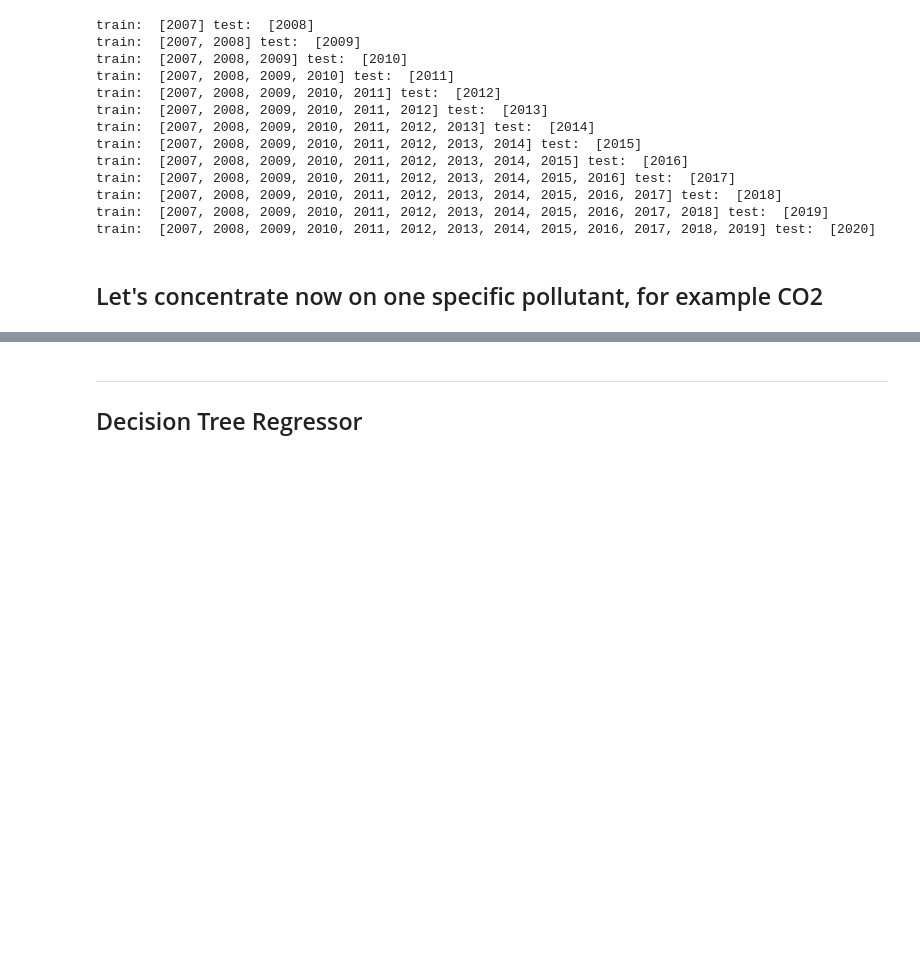
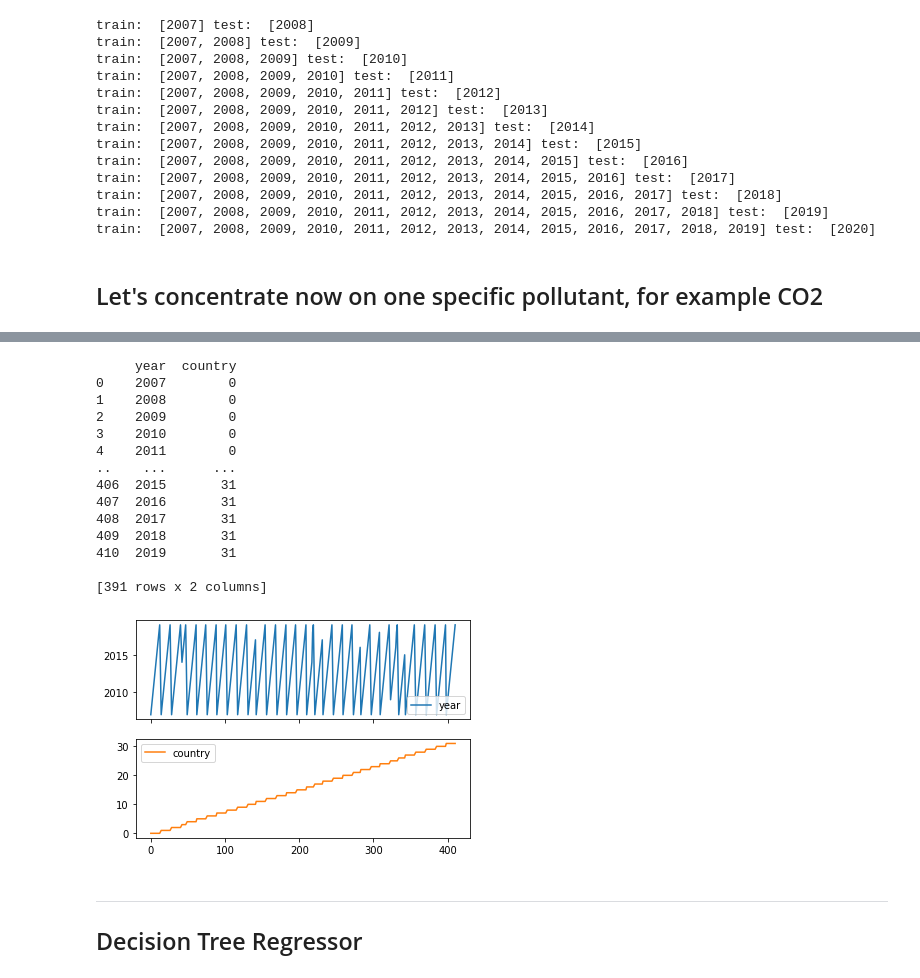
Before and after one commit to taredalen/AirPollutionPrediction, a Jupyter notebook: prediction/F1Prediction.ipynb, the cells around one changed output, grey strips where cells are left out. Drawn from its saved outputs; the diff is of its cells as text; code cells hidden in the pictures; blank space fills up the shorter version.

```diff
--- a/prediction/F1Prediction.ipynb
+++ b/prediction/F1Prediction.ipynb
@@ -225,3 +235,21 @@ X_standard = StandardScaler().fit_transform(X_train, X_test)
+# %%
+X_train.plot(subplots=True)
+# %% [output]
+     year  country
+0    2007        0
+1    2008        0
+2    2009        0
+3    2010        0
+4    2011        0
+..    ...      ...
+406  2015       31
+407  2016       31
+408  2017       31
+409  2018       31
+410  2019       31
+
+[391 rows x 2 columns]
+[figure, added]
 # %%
 from sklearn.metrics import r2_score
 
```
Also changed, not shown: parts of 17 cells of this notebook, 1 other file.
